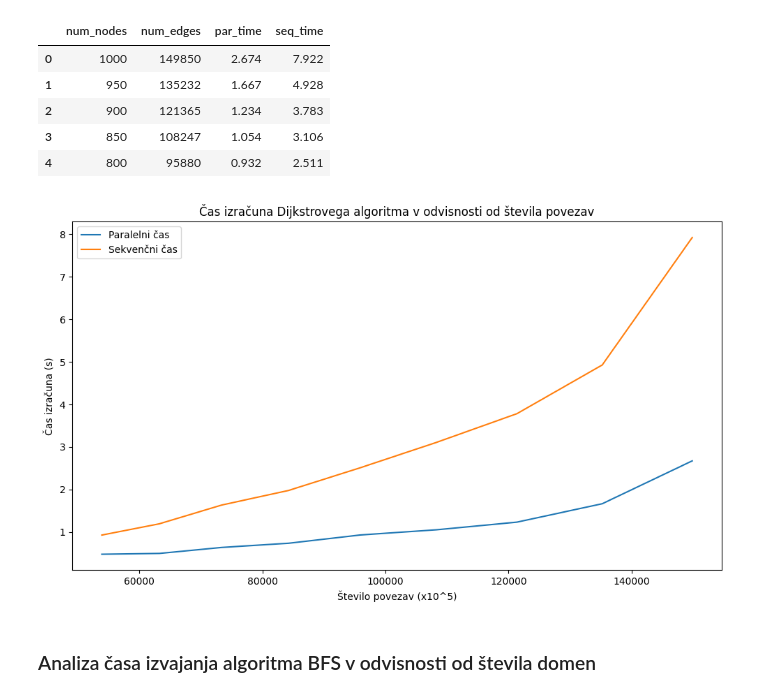
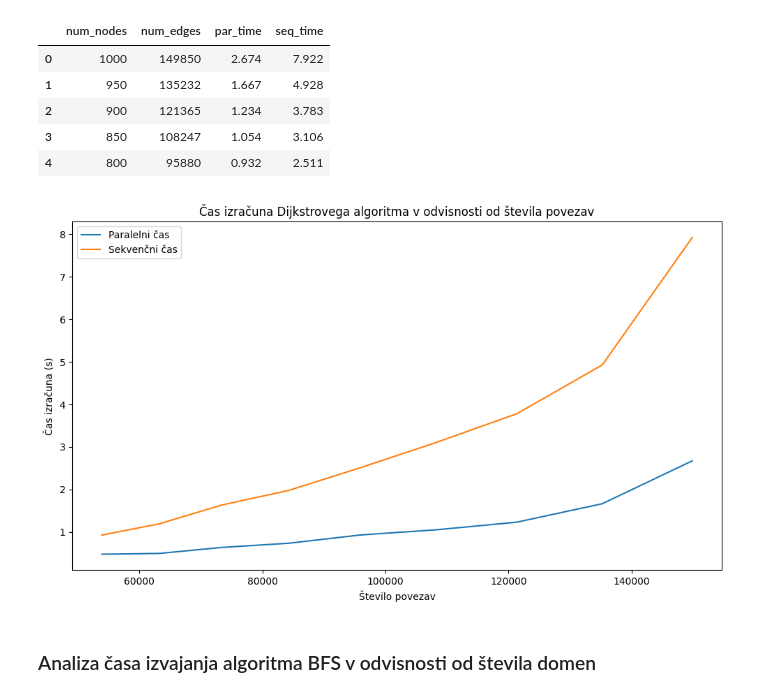
Before and after one commit to tjazerzen/Avtomatska-paralelizacija-v-OCamlu, a Jupyter notebook: playground/graph/computation_time_analysis/computation_time_analysis.ipynb, the cells around one changed output. Drawn from its saved outputs; the diff is of its cells as text; code cells hidden in the pictures.

```diff
--- a/playground/graph/computation_time_analysis/computation_time_analysis.ipynb
+++ b/playground/graph/computation_time_analysis/computation_time_analysis.ipynb
@@ -185,22 +185,22 @@ df_dijkstra_combinations.head()
 # %%
 plt.figure(figsize=(10, 6))
 
 # Plot the computation time as a function of num_edges
 plt.plot(df_dijkstra_combinations['num_edges'], df_dijkstra_combinations['par_time'], label='Paralelni čas')
 plt.plot(df_dijkstra_combinations['num_edges'], df_dijkstra_combinations['seq_time'], label='Sekvenčni čas')
-plt.xlabel('Število povezav (x10^5)')
+plt.xlabel('Število povezav')
 plt.ylabel('Čas izračuna (s)')
 plt.title('Čas izračuna Dijkstrovega algoritma v odvisnosti od števila povezav')
 
 plt.legend()
 
 plt.tight_layout()
 
 plt.savefig('dijkstra_v_odvisnosti_od_velikosti_grafa.jpg')
 
 plt.show()
 # %% [output]
-[figure, old version]
+[figure, new version]
 # %% [markdown]
 ### Analiza časa izvajanja algoritma BFS v odvisnosti od števila domen
 # %%
```
Also changed, not shown: 4 other files.
